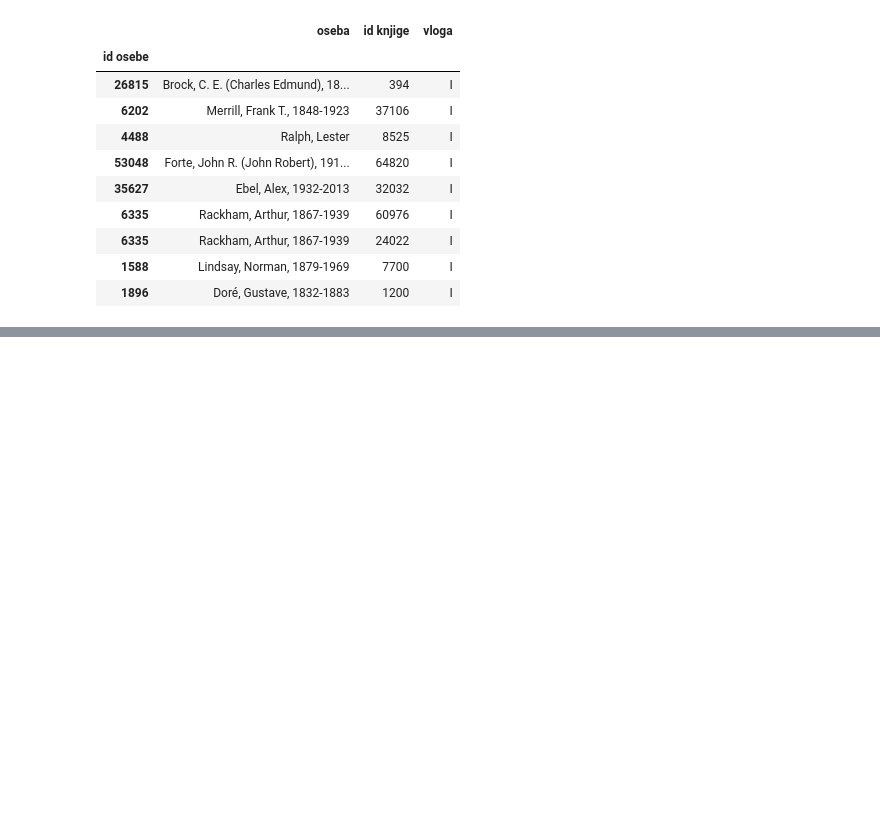
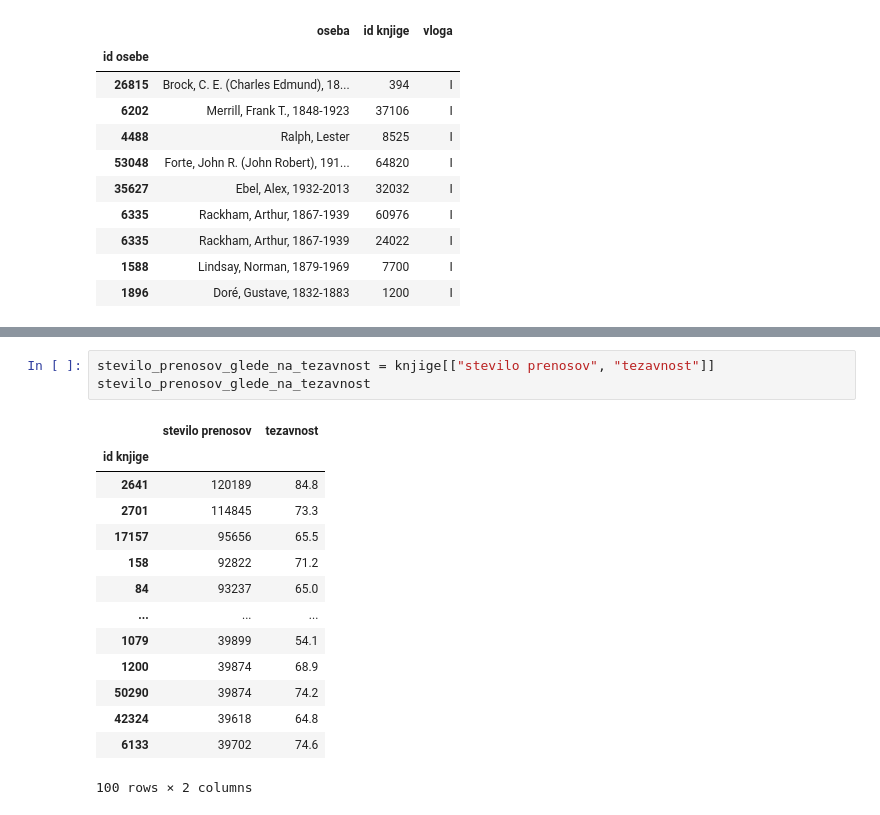
Before and after one commit to K-Larisa/seminarska-UVP, a Jupyter notebook: analiza_podatkov.ipynb, the cells around one changed output, grey strips where cells are left out. Drawn from its saved outputs; the diff is of its cells as text; blank space fills up the shorter version.

```diff
--- a/analiza_podatkov.ipynb
+++ b/analiza_podatkov.ipynb
@@ -132,0 +140,18 @@ ilustratorji
+# %%
+stevilo_prenosov_glede_na_tezavnost = knjige[["stevilo prenosov", "tezavnost"]]
+stevilo_prenosov_glede_na_tezavnost
+# %% [output]
+|  | stevilo prenosov | tezavnost |
+| id knjige |  |  |
+| 2641 | 120189 | 84.8 |
+| 2701 | 114845 | 73.3 |
+| 17157 | 95656 | 65.5 |
+| 158 | 92822 | 71.2 |
+| 84 | 93237 | 65.0 |
+| ... | ... | ... |
+| 1079 | 39899 | 54.1 |
+| 1200 | 39874 | 68.9 |
+| 50290 | 39874 | 74.2 |
+| 42324 | 39618 | 64.8 |
+| 6133 | 39702 | 74.6 |
+100 rows × 2 columns
```
Also changed, not shown: parts of 4 cells of this notebook.
